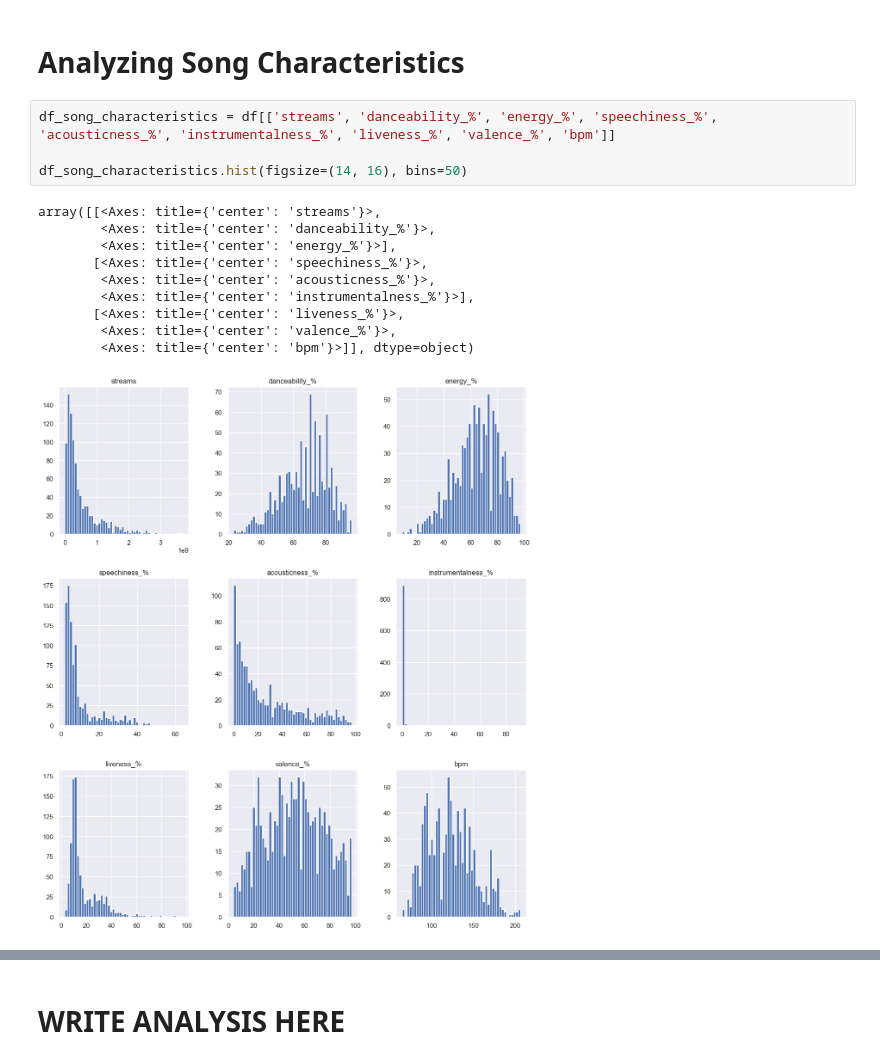
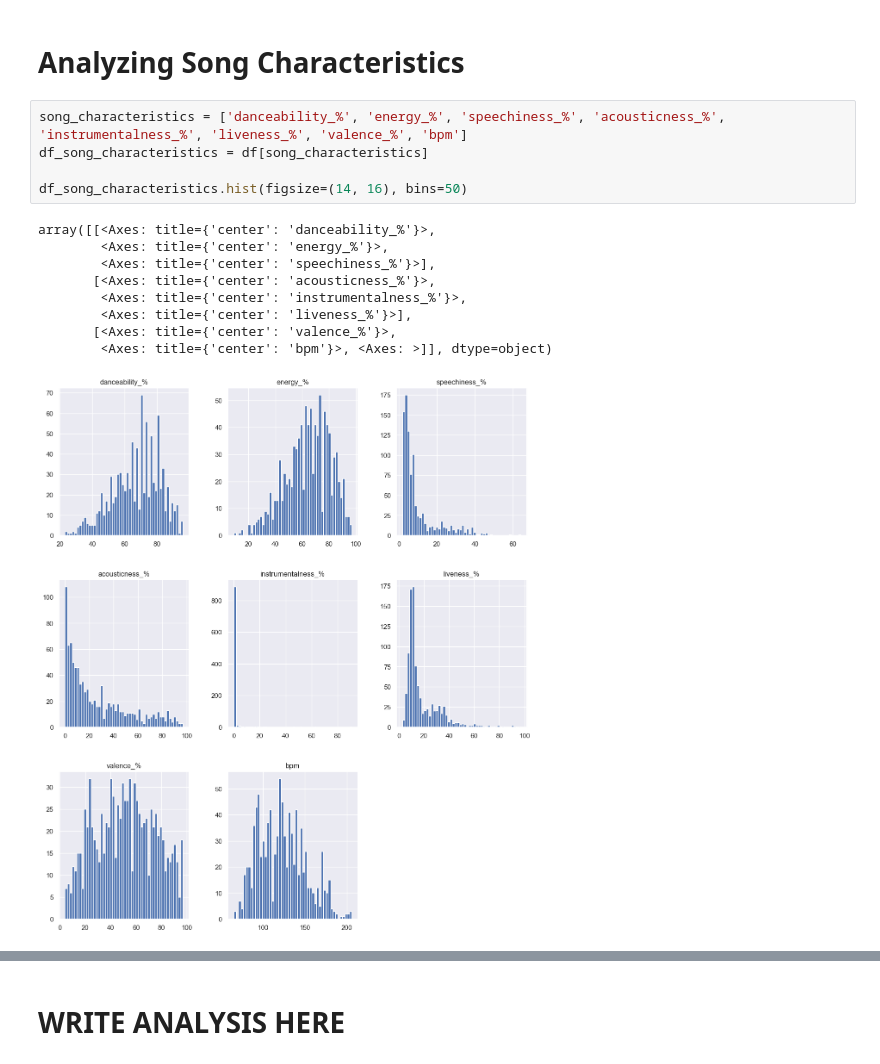
Before and after one commit to uzitak161/DS3000_Project, a Jupyter notebook: Project.EDA.ipynb, the cells around one changed output, grey strips where cells are left out. Cells and saved outputs as stored; diff of their text form.

```diff
--- a/Project.EDA.ipynb
+++ b/Project.EDA.ipynb
@@ -227,20 +227,20 @@ df.head(5)
 # %% [markdown]
 # Analyzing Song Characteristics #
 # %%
-df_song_characteristics = df[['streams', 'danceability_%', 'energy_%', 'speechiness_%', 'acousticness_%', 'instrumentalness_%', 'liveness_%', 'valence_%', 'bpm']]
+song_characteristics = ['danceability_%', 'energy_%', 'speechiness_%', 'acousticness_%', 'instrumentalness_%', 'liveness_%', 'valence_%', 'bpm']
+df_song_characteristics = df[song_characteristics]
 
 df_song_characteristics.hist(figsize=(14, 16), bins=50)
 # %% [output]
-array([[<Axes: title={'center': 'streams'}>,
-        <Axes: title={'center': 'danceability_%'}>,
-        <Axes: title={'center': 'energy_%'}>],
-       [<Axes: title={'center': 'speechiness_%'}>,
-        <Axes: title={'center': 'acousticness_%'}>,
-        <Axes: title={'center': 'instrumentalness_%'}>],
-       [<Axes: title={'center': 'liveness_%'}>,
-        <Axes: title={'center': 'valence_%'}>,
-        <Axes: title={'center': 'bpm'}>]], dtype=object)
+array([[<Axes: title={'center': 'danceability_%'}>,
+        <Axes: title={'center': 'energy_%'}>,
+        <Axes: title={'center': 'speechiness_%'}>],
+       [<Axes: title={'center': 'acousticness_%'}>,
+        <Axes: title={'center': 'instrumentalness_%'}>,
+        <Axes: title={'center': 'liveness_%'}>],
+       [<Axes: title={'center': 'valence_%'}>,
+        <Axes: title={'center': 'bpm'}>, <Axes: >]], dtype=object)
-[figure, old version]
+[figure, new version]
 # %%
 # Aggregate by Key value and find the average streams per key
 df_avg_streams_per_key = df.groupby('key')['streams'].mean().reset_index()
```
Also changed, not shown: parts of 3 cells of this notebook.
